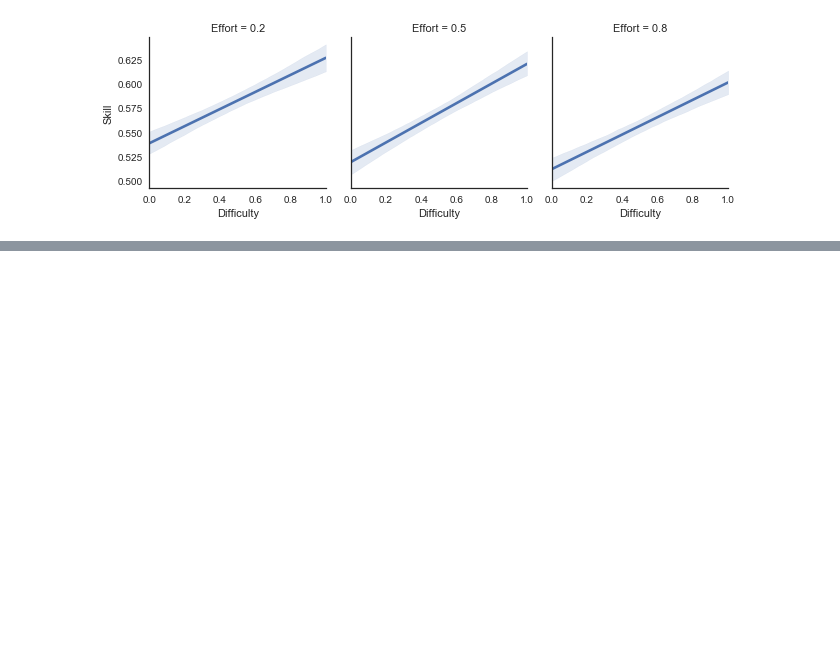
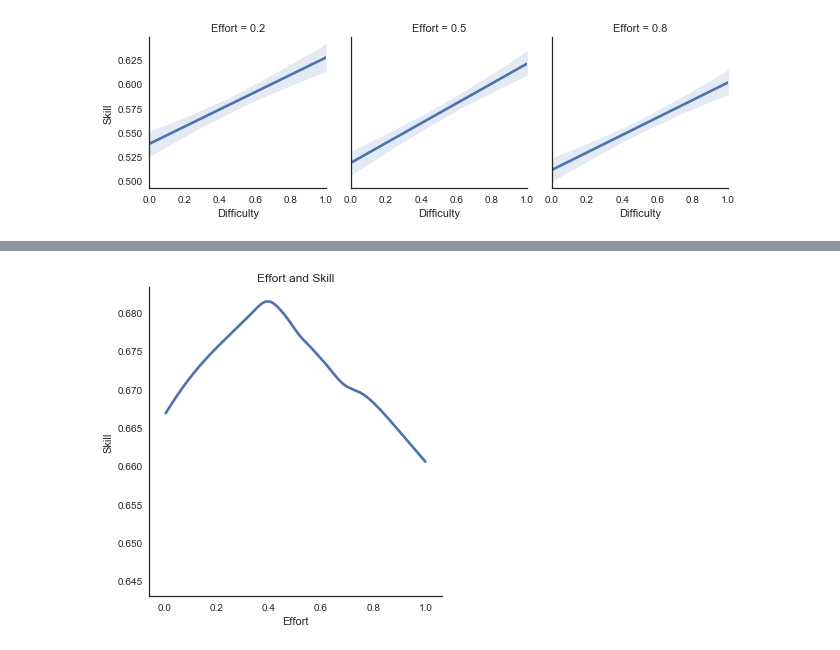
Before and after one commit to jlnrd/Effort, a Jupyter notebook: Inferring_Comp_Exp1.ipynb, the cells around one changed output, grey strips where cells are left out. Drawn from its saved outputs; the diff is of its cells as text; code cells hidden in the pictures; blank space fills up the shorter version.

Commit message:
added new forward model

```diff
--- a/Inferring_Comp_Exp1.ipynb
+++ b/Inferring_Comp_Exp1.ipynb
@@ -798,0 +887,5 @@ g.map(sns.regplot, "Difficulty", "Skill", scatter=False, fit_reg=True);
+# %%
+skills,  diffs,effort =run_model_success(cost = .5, A = 2, B = 10, u_skill = .5, tao_skill = 1, u_diff = 0.5, tao_diff=1,prob_reward = prob_reward_relu, n_samples=10000)
+# %%
+data= {'Skill':  skills, 'Difficulty': diffs, "Effort": effort}
+df = pd.DataFrame(data=data)
@@ -798,0 +894,6 @@ g.map(sns.regplot, "Difficulty", "Skill", scatter=False, fit_reg=True);
+# %%
+ax = sns.lmplot(x="Effort", y="Skill",scatter=False, ci=None, data=df, lowess=True)
+plt.title('Effort and Skill')
+plt.show()
+# %% [output]
+[figure, added]
```
Also changed, not shown: parts of 20 cells of this notebook.
